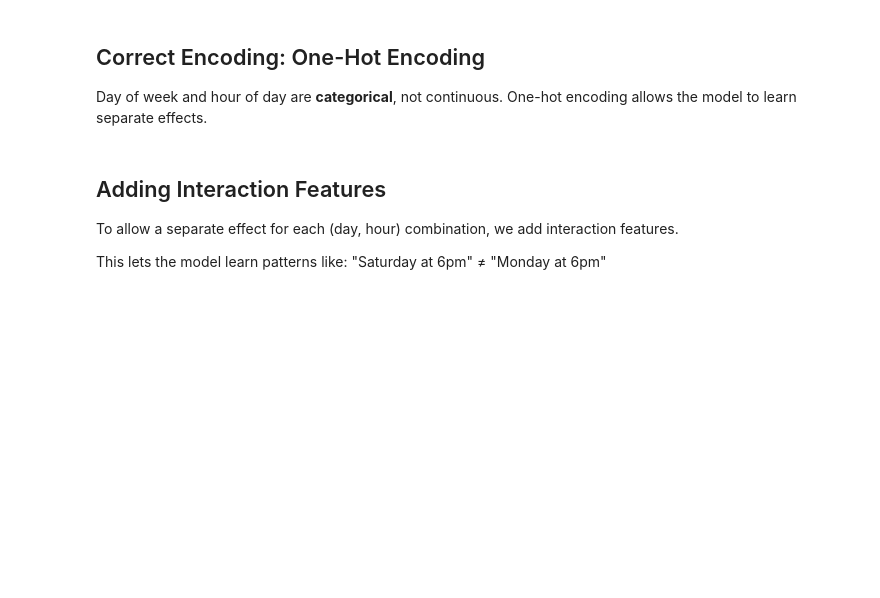
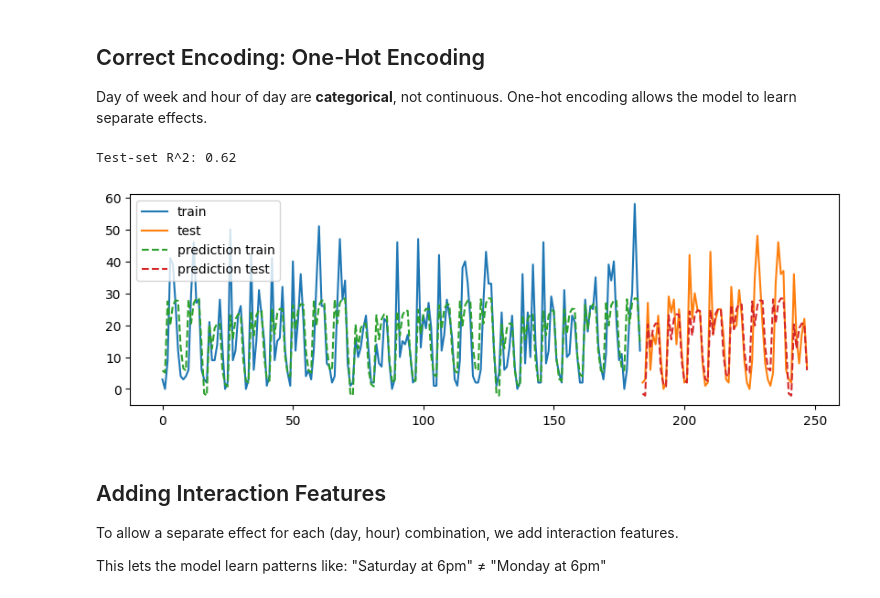
Before and after one commit to JordanDCunha/Introduction-to-Machine-Learning-with-Python, a Jupyter notebook: Chapter4.ipynb, the cells around one changed output. Drawn from its saved outputs; the diff is of its cells as text; code cells hidden in the pictures; blank space fills up the shorter version.

```diff
--- a/Chapter4.ipynb
+++ b/Chapter4.ipynb
@@ -1266,10 +1562,13 @@ eval_on_features(X_hour_week, y, LinearRegression())
 Day of week and hour of day are **categorical**, not continuous.
 One-hot encoding allows the model to learn separate effects.
 # %%
-enc = OneHotEncoder(sparse=False)
+enc = OneHotEncoder(sparse_output=False)
 X_hour_week_oh = enc.fit_transform(X_hour_week)
 
 eval_on_features(X_hour_week_oh, y, Ridge())
+# %% [output]
+Test-set R^2: 0.62
+[figure, added]
 # %% [markdown]
 ## Adding Interaction Features
 
```
Also changed, not shown: parts of 61 cells of this notebook.
